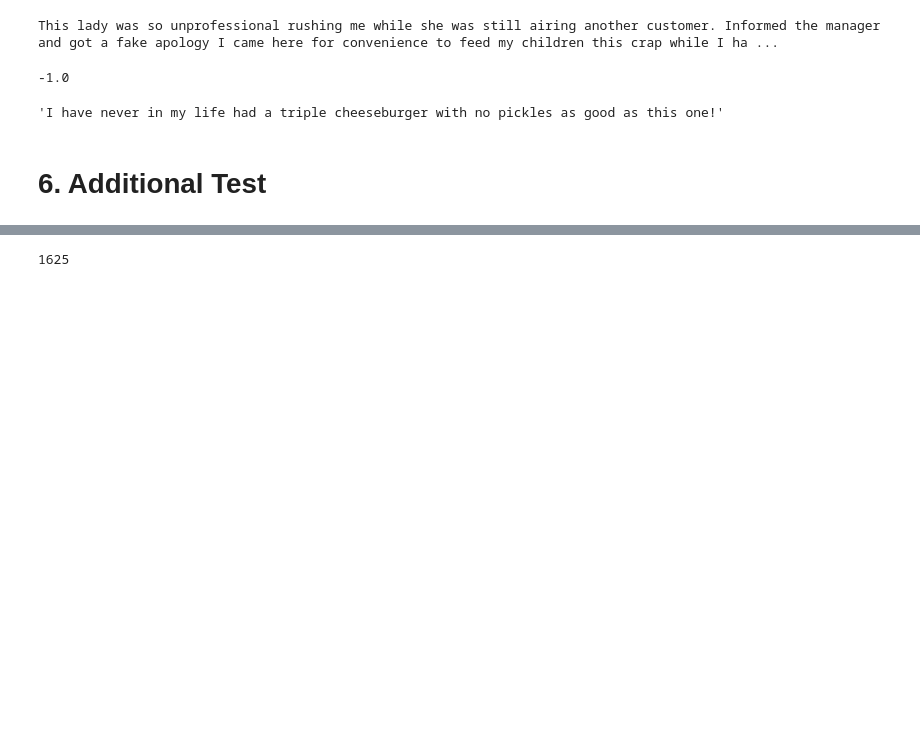
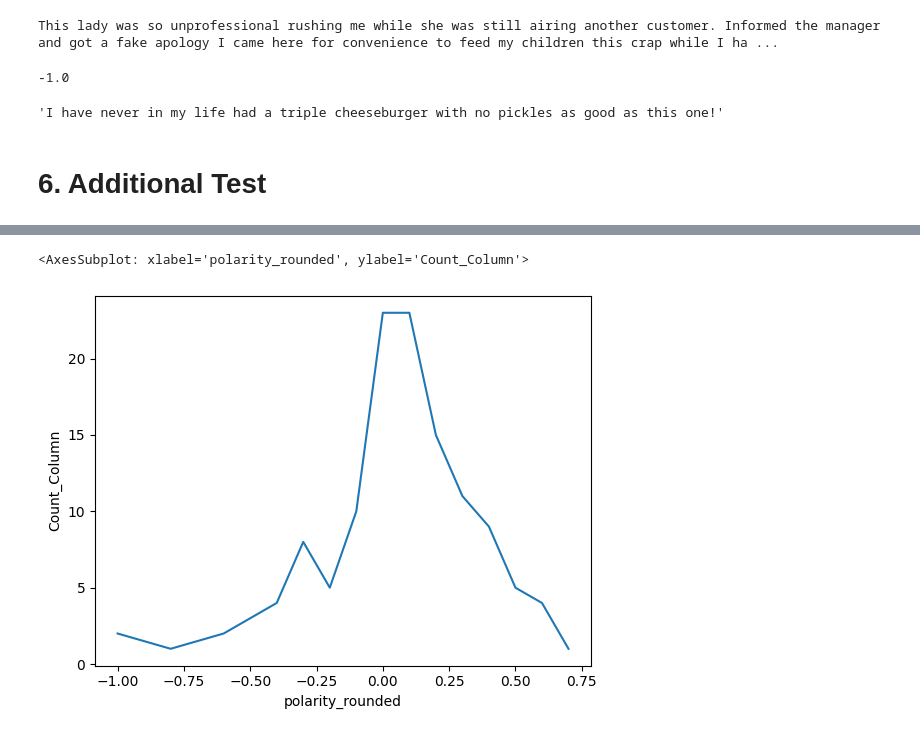
Before and after one commit to LeonRanke/Sentiment_Analysis, a Jupyter notebook: Yelp/yelp_sentiment_analysis.ipynb, the cells around one changed output, grey strips where cells are left out. Cells and saved outputs as stored; diff of their text form; code cells hidden in the pictures; blank space fills up the shorter version.

```diff
--- a/yelp_sentiment_analysis.ipynb
+++ b/Yelp/yelp_sentiment_analysis.ipynb
@@ -441,0 +437,6 @@ freq.head()
+# %%
+filtered_df = df
+# %%
+filtered_df['polarity_rounded'] = filtered_df['polarity'].round(1)
+# %%
+z = filtered_df['polarity_rounded'].value_counts()
@@ -442,4 +446,10 @@ freq.head()
 # %%
-len(freq)
+data = df['polarity'].round(2)
-# %% [output]
-1625
+# %%
+counts = pd.DataFrame(z).reset_index()
+counts.columns = ['polarity_rounded', 'Count_Column']
+# %%
+sns.lineplot(counts, x='polarity_rounded', y='Count_Column')
+# %% [output]
+<AxesSubplot: xlabel='polarity_rounded', ylabel='Count_Column'>
+[figure, added]
```
Also changed, not shown: parts of 10 cells of this notebook, 3 other files.
